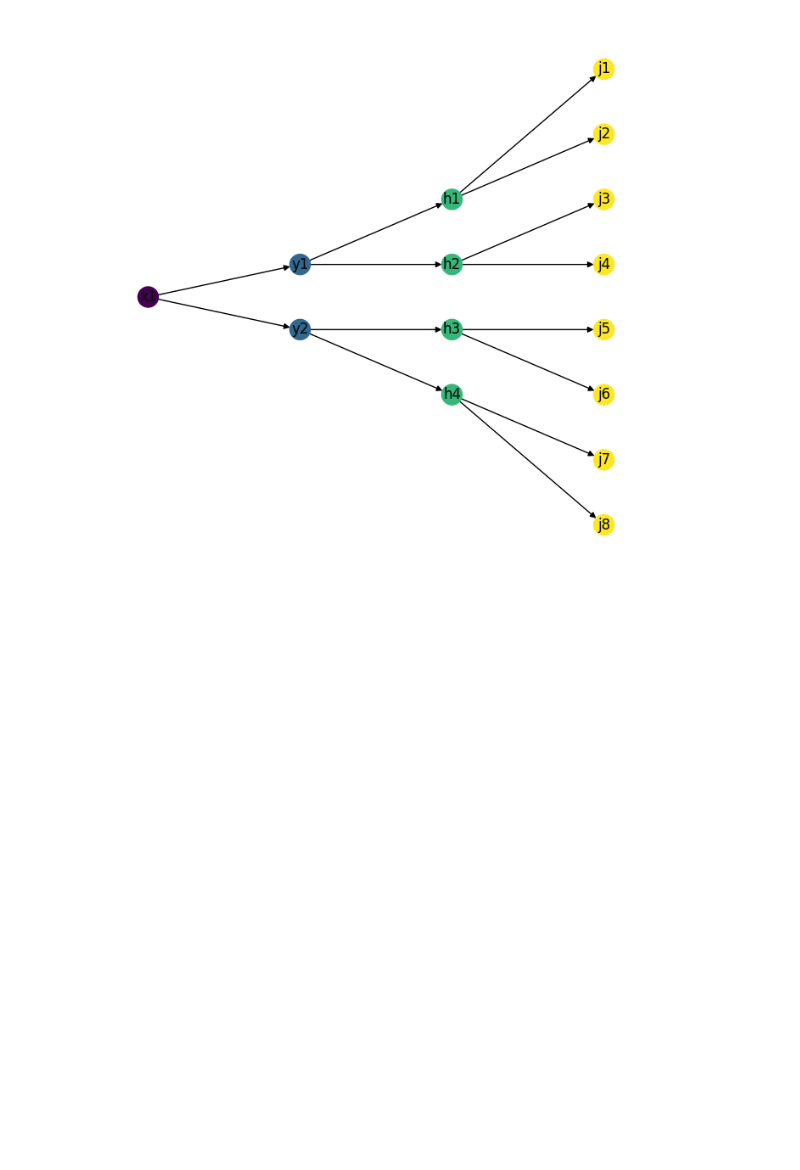
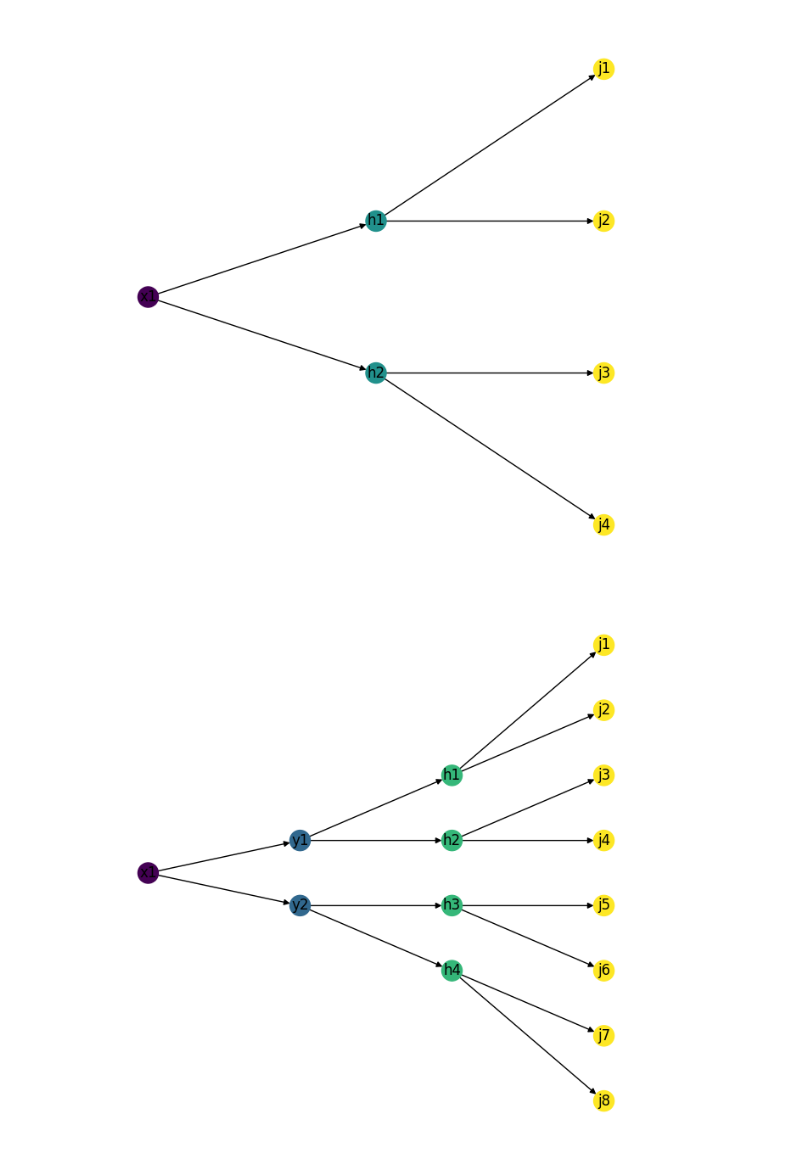
Before and after one commit to ekoenig4/analysis, a Jupyter notebook: jupyter/weaver/test_feynman_tree.ipynb, the cells around one changed output. Cells and saved outputs as stored; diff of their text form; code cells hidden in the pictures; blank space fills up the shorter version.

```diff
--- a/jupyter/weaver/test_feynman_tree.ipynb
+++ b/jupyter/weaver/test_feynman_tree.ipynb
@@ -26,3 +26,13 @@ from utils.classUtils.Feynman import Feynman
+# %%
+# Example of a X --> HH --> 4 jet process
+diagram = Feynman('x').decays(
+    Feynman('h').decays('j','j'),
+    Feynman('h').decays('j','j'),
+).build_diagram()
+# %%
+diagram.draw_diagram()
+# %% [output]
+[figure, added]
 # %%
 x_yy_4h_8j = Feynman('x').decays(
     Feynman('y').decays(
```
Also changed, not shown: parts of 2 cells of this notebook, 1 other file.
